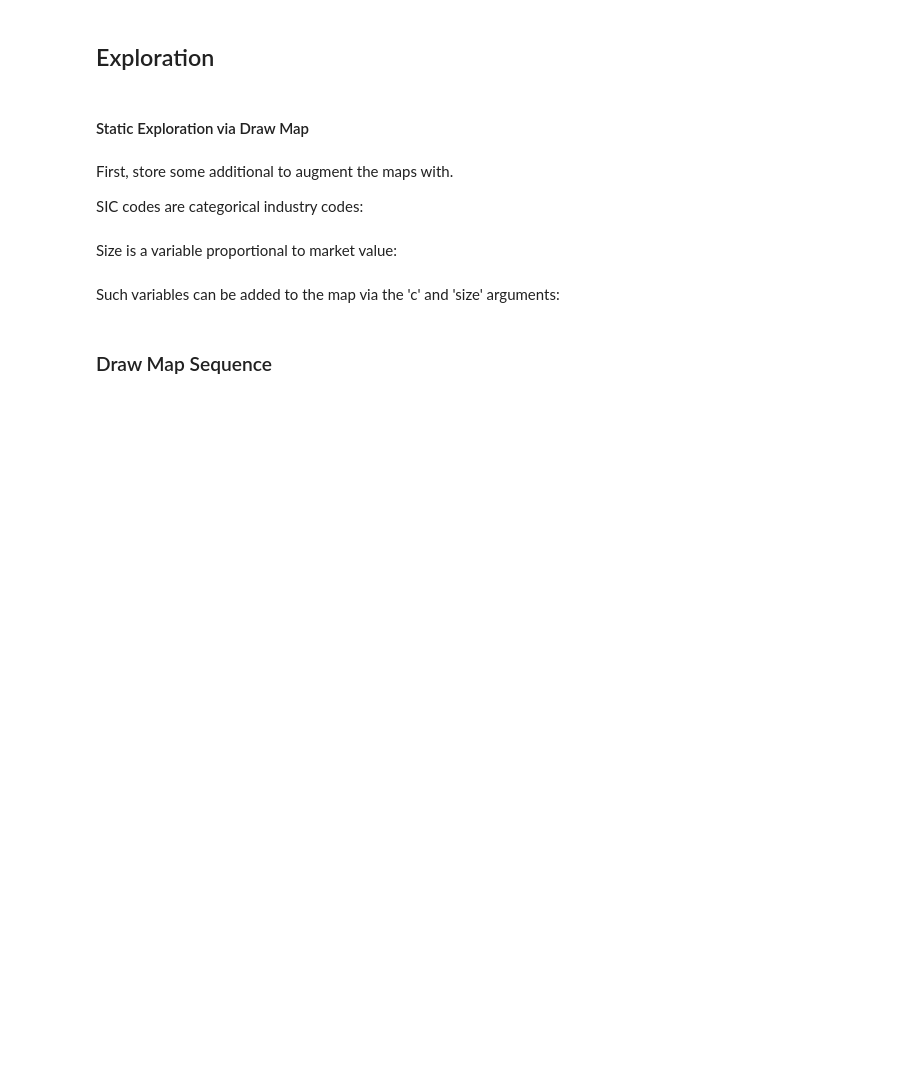
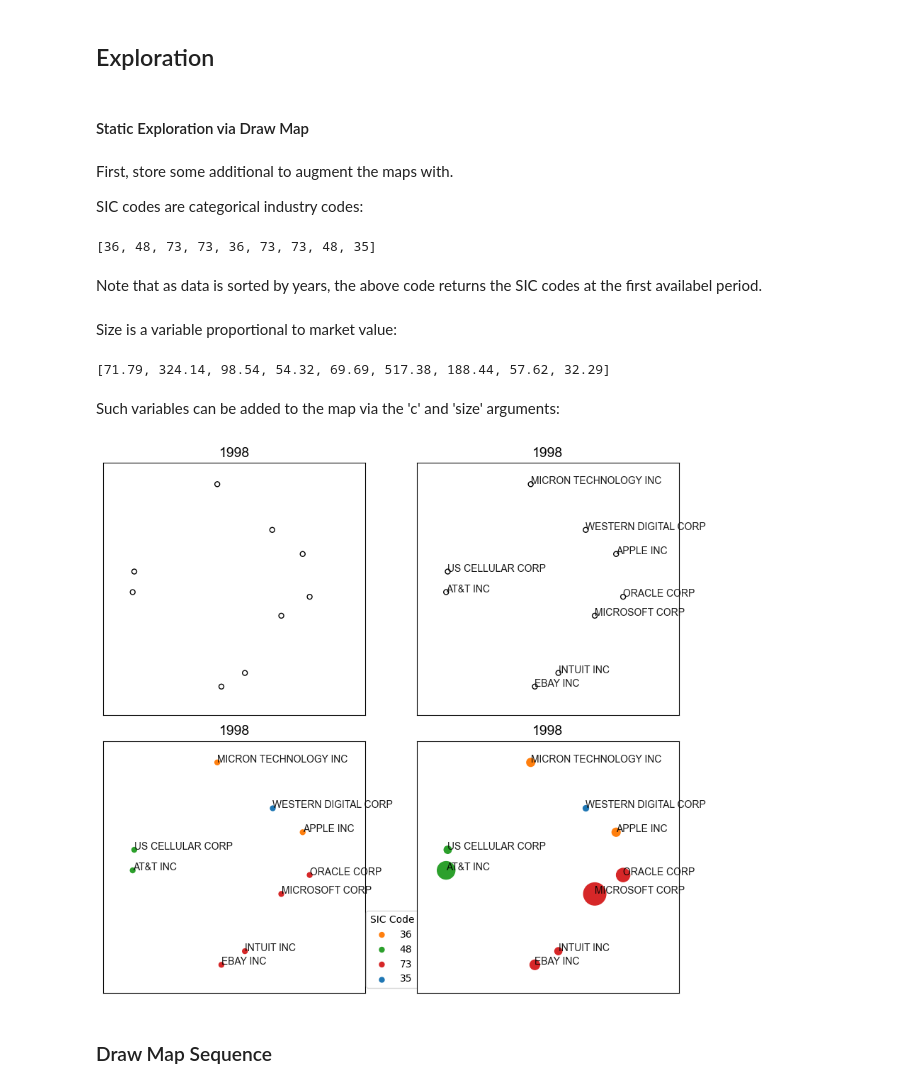
Before and after one commit to mpmatthe/evomap-JSS, a Jupyter notebook: src/evomap-demo.ipynb, the cells around one changed output. Cells and saved outputs as stored; diff of their text form; code cells hidden in the pictures; blank space fills up the shorter version.

```diff
--- a/src/evomap-demo.ipynb
+++ b/src/evomap-demo.ipynb
@@ -405,31 +470,42 @@ SIC codes are categorical industry codes:
 sic_codes = []
 for firm in labels:
     sic_codes.append(data.query('name1 == @firm').sic1.unique()[0])
-sic_codes
+print(sic_codes)
+# %% [output]
+[36, 48, 73, 73, 36, 73, 73, 48, 35]
+# %% [markdown]
+Note that as data is sorted by years, the above code returns the SIC codes at the first availabel period.
 # %% [markdown]
 Size is a variable proportional to market value:
 # %%
 sizes = []
 for firm in labels:
-    sizes.append(data.query('name1 == @firm').size1.unique()[0])
-sizes
+    sizes.append(data.query('name1 == @firm').size1.unique()[0].round(2))
+print(sizes)
+# %% [output]
+[71.79, 324.14, 98.54, 54.32, 69.69, 517.38, 188.44, 57.62, 32.29]
 # %% [markdown]
 Such variables can be added to the map via the 'c' and 'size' arguments:
 # %%
 sic = data.sic1
 
-fig, ax = plt.subplots(2,2,figsize = (12,10))
+fig, ax = plt.subplots(2,2,figsize = (9,8))
 draw_map(X_t[0], title = periods[0], ax = ax[0,0])
 draw_map(X_t[0], label = labels, title = periods[0], ax = ax[0,1])
-draw_map(X_t[0], label = labels, color = sic_codes, show_legend = True, title = periods[0], ax = ax[1,0])
-draw_map(X_t[0], label = labels, color = sic_codes, size = sizes, title = periods[0], ax = ax[1,1])
+draw_map(X_t[0], label = labels, color = sic_codes, show_legend = False, title = periods[0], ax = ax[1,0])
+draw_map(X_t[0], label = labels, color = sic_codes, size = sizes,
+title = periods[0], ax = ax[1,1])
 fig.tight_layout()
 
-ax[1,0].legend(title = 'SIC Code', loc = 'lower left')
-ax[1,1].legend(title = 'SIC Code', loc = 'lower left')
+ax[1,0].legend(title = 'SIC Code', loc = 'lower right', bbox_to_anchor = (1.22, 0.0))
+#lgnd = ax[1,1].legend(title = 'SIC Code', loc = 'lower left')
+#for handle in lgnd.legend_handles:
+#    handle.set_sizes([25.0])
 
 fig.savefig(os.path.join(PATH_OUT, 'sect4_draw_map_examples.PNG'), dpi = 300)
 fig
+# %% [output]
+[figure, added]
 # %% [markdown]
 ### Draw Map Sequence
 # %%
```
Also changed, not shown: parts of 159 cells of this notebook, 16 other files.
